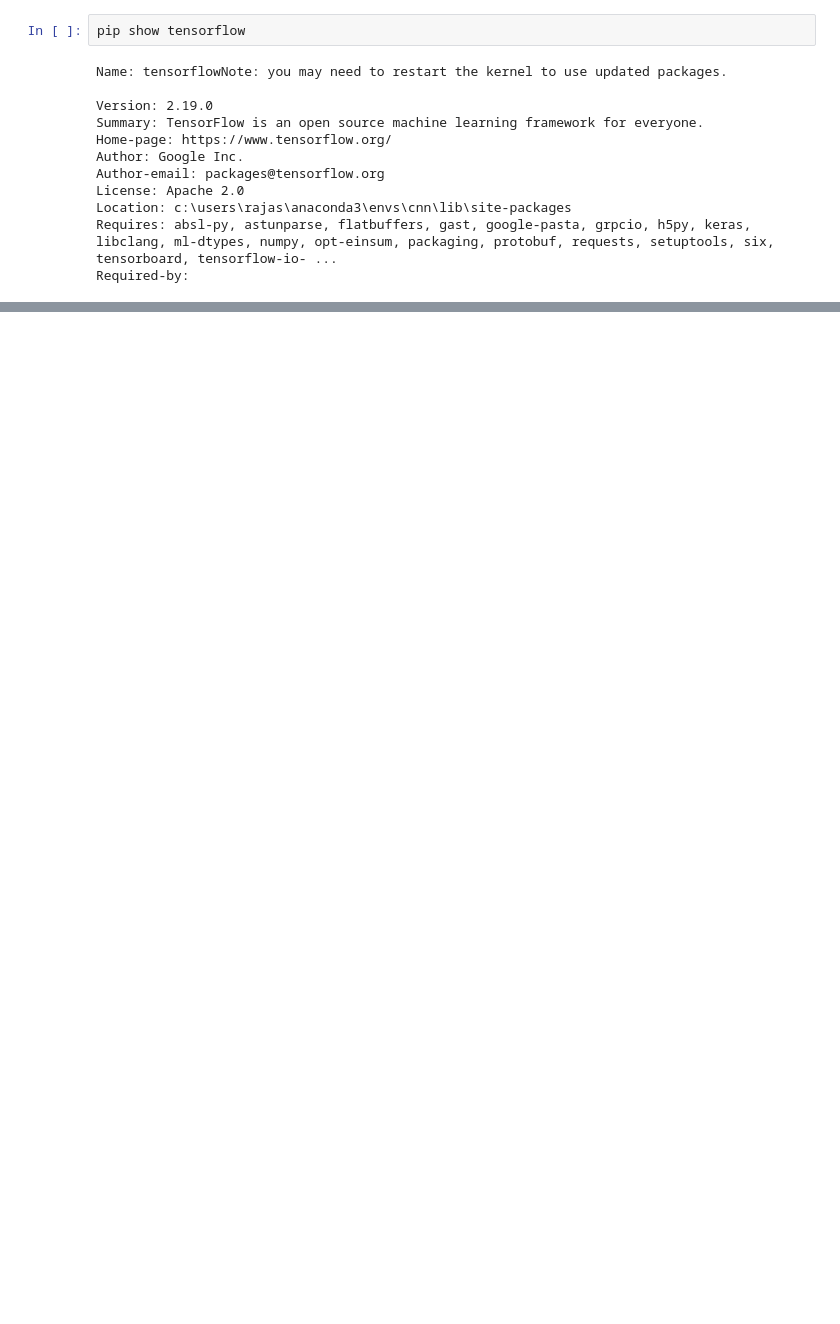
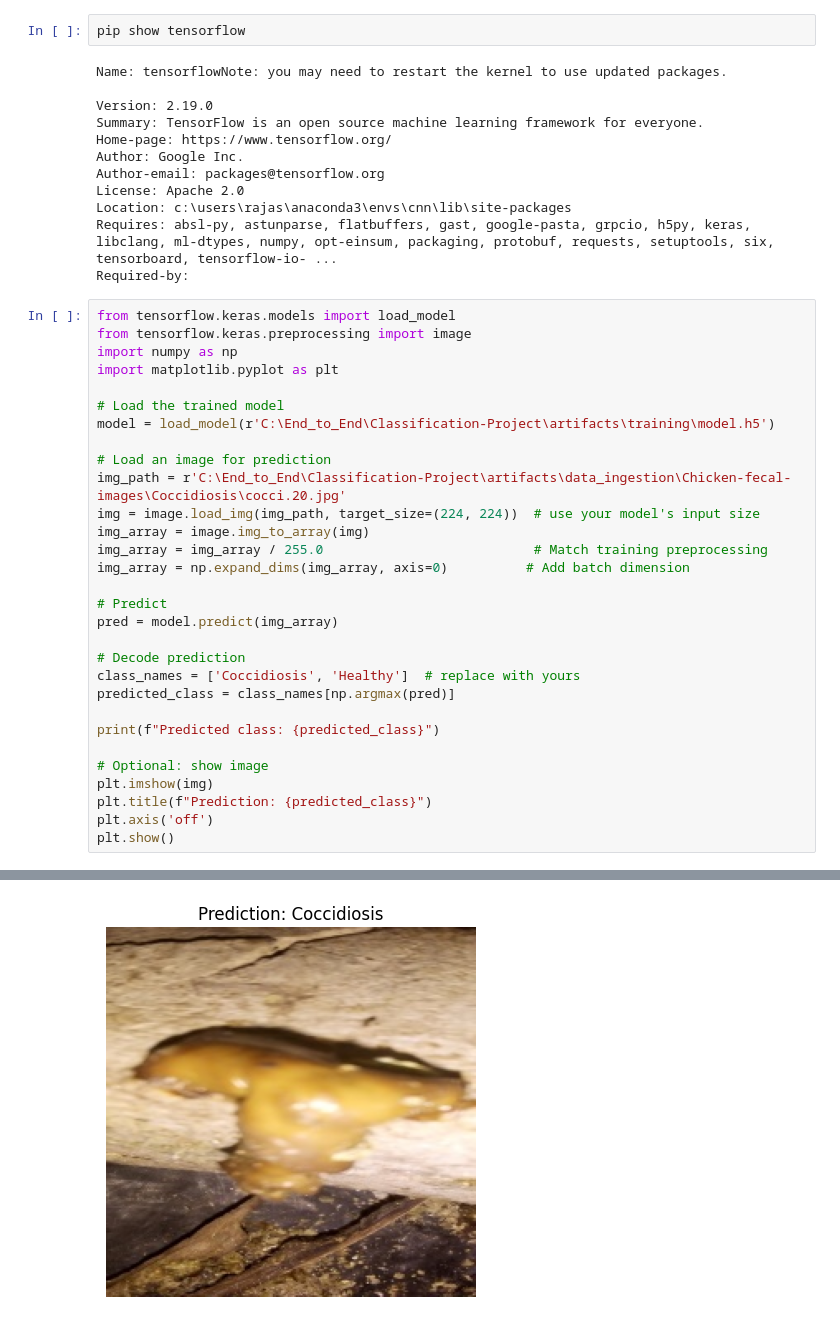
Before and after one commit to Rajasree-Varakala/Classification-Project, a Jupyter notebook: research/04_training.ipynb, the cells around one changed output, grey strips where cells are left out. Drawn from its saved outputs; the diff is of its cells as text; blank space fills up the shorter version.

```diff
--- a/research/04_training.ipynb
+++ b/research/04_training.ipynb
@@ -281,3 +281,34 @@ License: Apache 2.0
 Location: c:\users\rajas\anaconda3\envs\cnn\lib\site-packages
 Requires: absl-py, astunparse, flatbuffers, gast, google-pasta, grpcio, h5py, keras, libclang, ml-dtypes, numpy, opt-einsum, packaging, protobuf, requests, setuptools, six, tensorboard, tensorflow-io- ...
 Required-by:
+# %%
+from tensorflow.keras.models import load_model
+from tensorflow.keras.preprocessing import image
+import numpy as np
+import matplotlib.pyplot as plt
+
+# Load the trained model
+model = load_model(r'C:\End_to_End\Classification-Project\artifacts\training\model.h5')
+
+# Load an image for prediction
+img_path = r'C:\End_to_End\Classification-Project\artifacts\data_ingestion\Chicken-fecal-images\Coccidiosis\cocci.20.jpg'
+img = image.load_img(img_path, target_size=(224, 224))  # use your model's input size
+img_array = image.img_to_array(img)
+img_array = img_array / 255.0                           # Match training preprocessing
+img_array = np.expand_dims(img_array, axis=0)          # Add batch dimension
+
+# Predict
+pred = model.predict(img_array)
+
+# Decode prediction
+class_names = ['Coccidiosis', 'Healthy']  # replace with yours
+predicted_class = class_names[np.argmax(pred)]
+
+print(f"Predicted class: {predicted_class}")
+
+# Optional: show image
+plt.imshow(img)
+plt.title(f"Prediction: {predicted_class}")
+plt.axis('off')
+plt.show()
+# %% [output]
@@ -283,0 +318 @@ Required-by:
+[figure, added]
```
Also changed, not shown: parts of 1 cell of this notebook, 5 other files.
